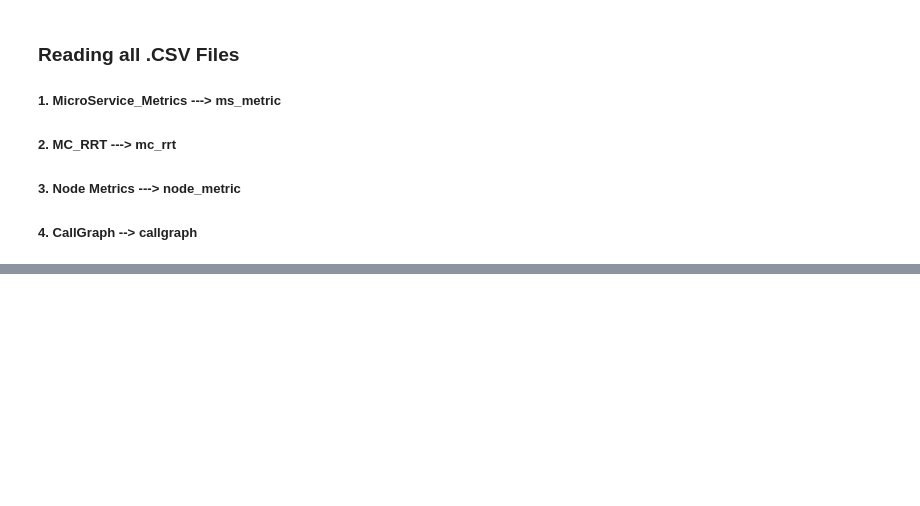
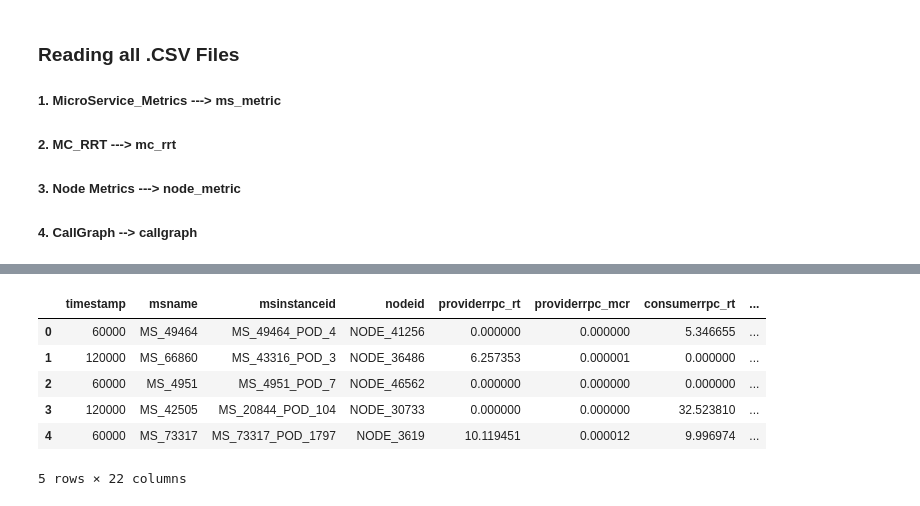
Before and after one commit to Prasanna2002/Alibaba_trace, a Jupyter notebook: ssp.ipynb, the cells around one changed output, grey strips where cells are left out. Saved outputs shown, nothing was run; the diff lists cells and outputs as text; code cells hidden in the pictures; blank space fills up the shorter version.

```diff
--- a/ssp.ipynb
+++ b/ssp.ipynb
@@ -72,0 +129,10 @@ KeyboardInterrupt:
+# %%
+mcrrt.head(5)
+# %% [output]
+|  | timestamp | msname | msinstanceid | nodeid | providerrpc_rt | providerrpc_mcr | consumerrpc_rt | ... |
+| 0 | 60000 | MS_49464 | MS_49464_POD_4 | NODE_41256 | 0.000000 | 0.000000 | 5.346655 | ... |
+| 1 | 120000 | MS_66860 | MS_43316_POD_3 | NODE_36486 | 6.257353 | 0.000001 | 0.000000 | ... |
+| 2 | 60000 | MS_4951 | MS_4951_POD_7 | NODE_46562 | 0.000000 | 0.000000 | 0.000000 | ... |
+| 3 | 120000 | MS_42505 | MS_20844_POD_104 | NODE_30733 | 0.000000 | 0.000000 | 32.523810 | ... |
+| 4 | 60000 | MS_73317 | MS_73317_POD_1797 | NODE_3619 | 10.119451 | 0.000012 | 9.996974 | ... |
+5 rows × 22 columns
```
Also changed, not shown: parts of 15 cells of this notebook.
